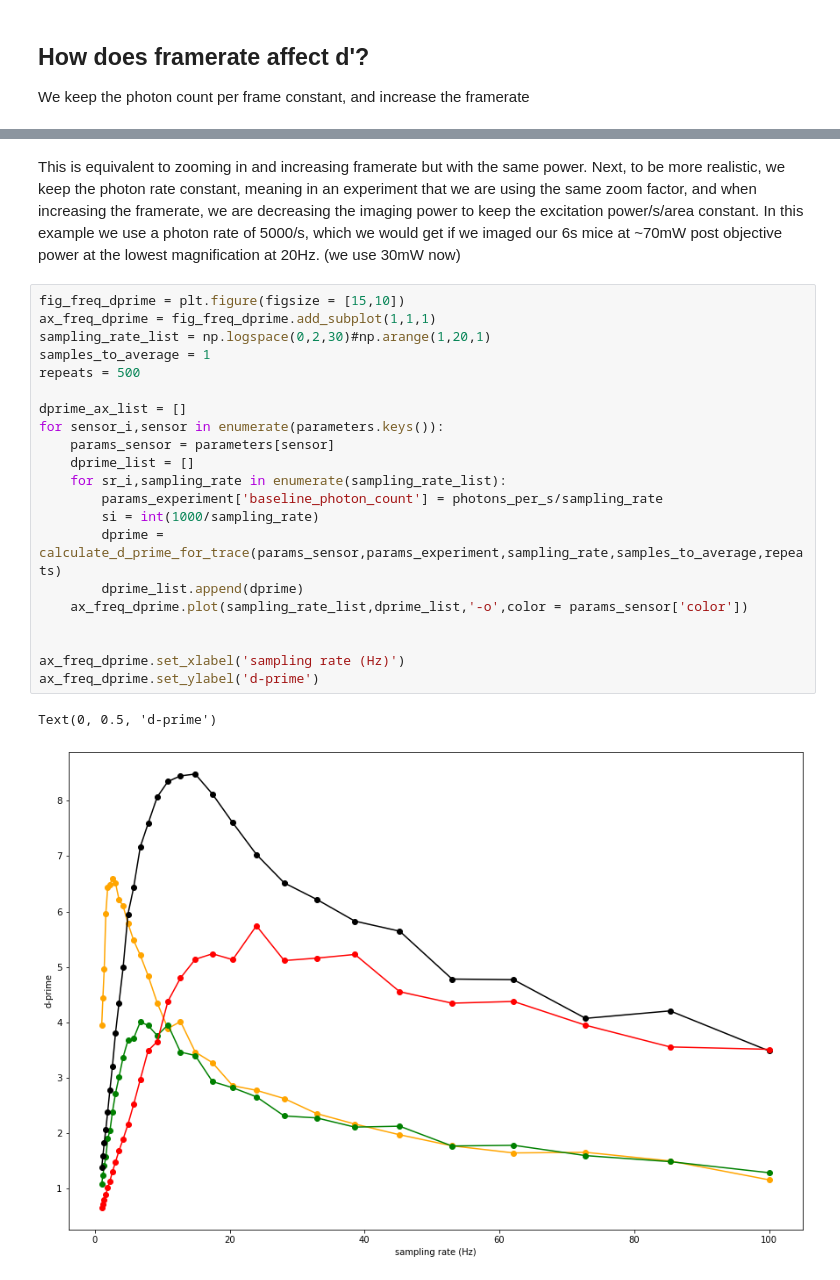
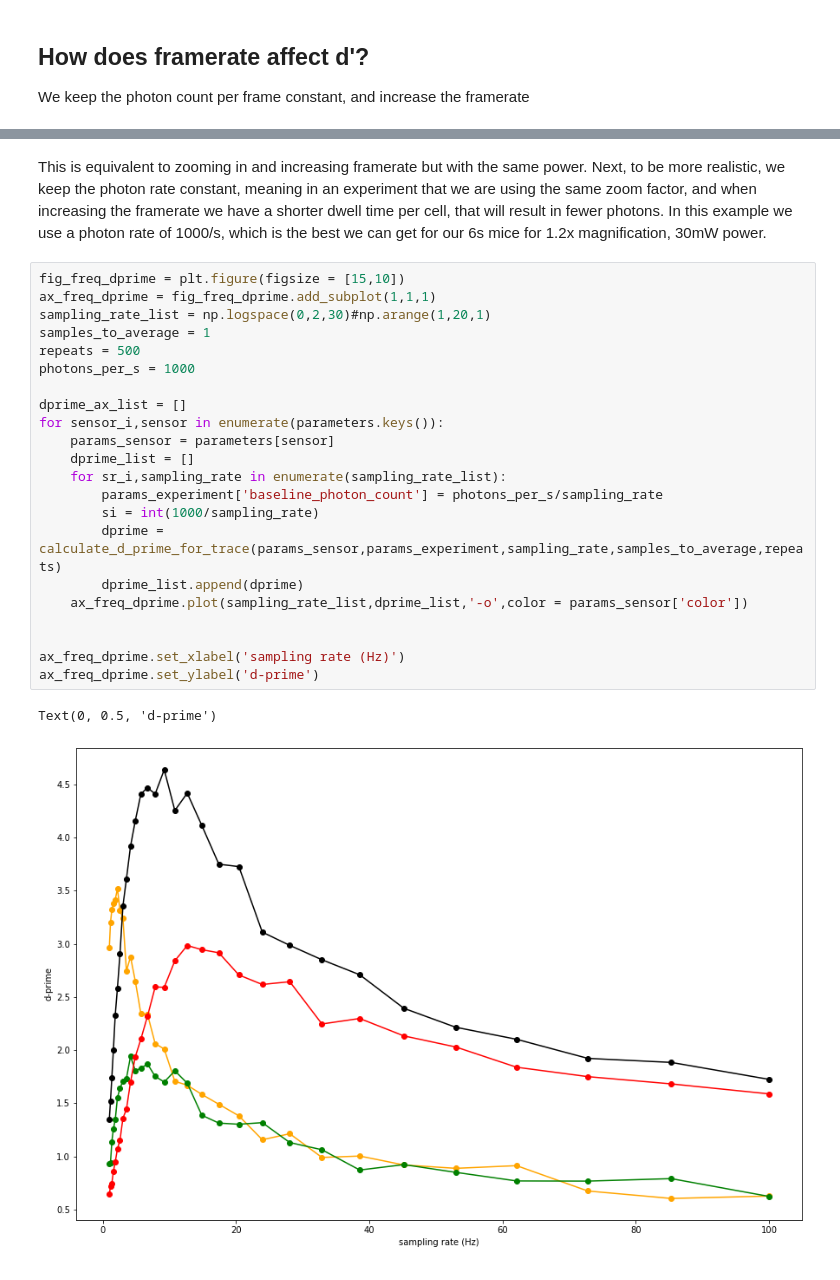
Before and after one commit to rozmar/imaging_strategies, a Jupyter notebook: calcium_sensor_selection.ipynb, the cells around one changed output, grey strips where cells are left out. Drawn from its saved outputs; the diff is of its cells as text.

```diff
--- a/calcium_sensor_selection.ipynb
+++ b/calcium_sensor_selection.ipynb
@@ -143,29 +143,30 @@ Text(0, 0.5, 'd-prime')
 # %% [markdown]
 This is equivalent to zooming in and increasing framerate but with the same power. </br>
-Next, to be more realistic, we keep the photon rate constant, meaning in an experiment that we are using the same zoom factor, and when increasing the framerate, we are decreasing the imaging power to keep the excitation power/s/area constant.
-In this example we use a photon rate of 5000/s, which we would get if we imaged our 6s mice at ~70mW post objective power at the lowest magnification at 20Hz. (we use 30mW now)
+Next, to be more realistic, we keep the photon rate constant, meaning in an experiment that we are using the same zoom factor, and when increasing the framerate we have a shorter dwell time per cell, that will result in fewer photons.
+In this example we use a photon rate of 1000/s, which is the best we can get for our 6s mice for 1.2x magnification, 30mW power.
 # %%
 fig_freq_dprime = plt.figure(figsize = [15,10])
 ax_freq_dprime = fig_freq_dprime.add_subplot(1,1,1)
 sampling_rate_list = np.logspace(0,2,30)#np.arange(1,20,1)
 samples_to_average = 1
 repeats = 500
+photons_per_s = 1000
 
 dprime_ax_list = []
 for sensor_i,sensor in enumerate(parameters.keys()):
     params_sensor = parameters[sensor]
     dprime_list = []
     for sr_i,sampling_rate in enumerate(sampling_rate_list):
         params_experiment['baseline_photon_count'] = photons_per_s/sampling_rate
         si = int(1000/sampling_rate)
         dprime = calculate_d_prime_for_trace(params_sensor,params_experiment,sampling_rate,samples_to_average,repeats)
         dprime_list.append(dprime)
     ax_freq_dprime.plot(sampling_rate_list,dprime_list,'-o',color = params_sensor['color'])
 
 
 ax_freq_dprime.set_xlabel('sampling rate (Hz)')
 ax_freq_dprime.set_ylabel('d-prime')
 # %% [output]
 Text(0, 0.5, 'd-prime')
-[figure, old version]
+[figure, new version]
 # %% [markdown]
```
Also changed, not shown: parts of 4 cells of this notebook.
